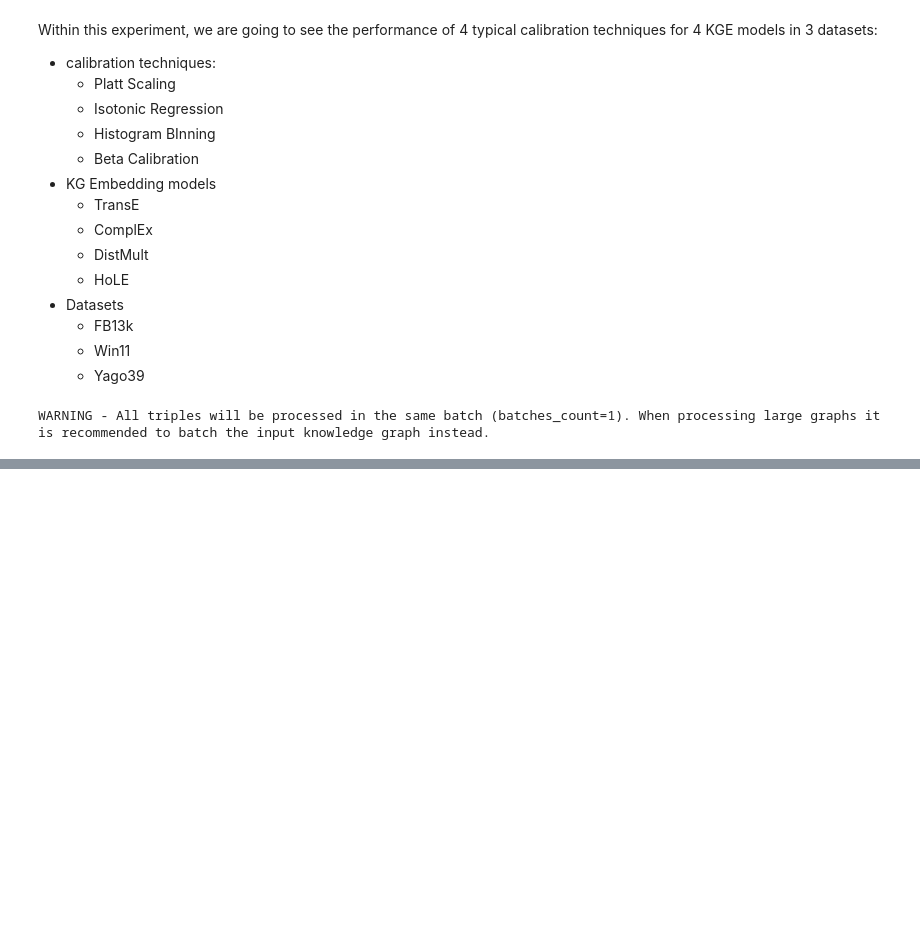
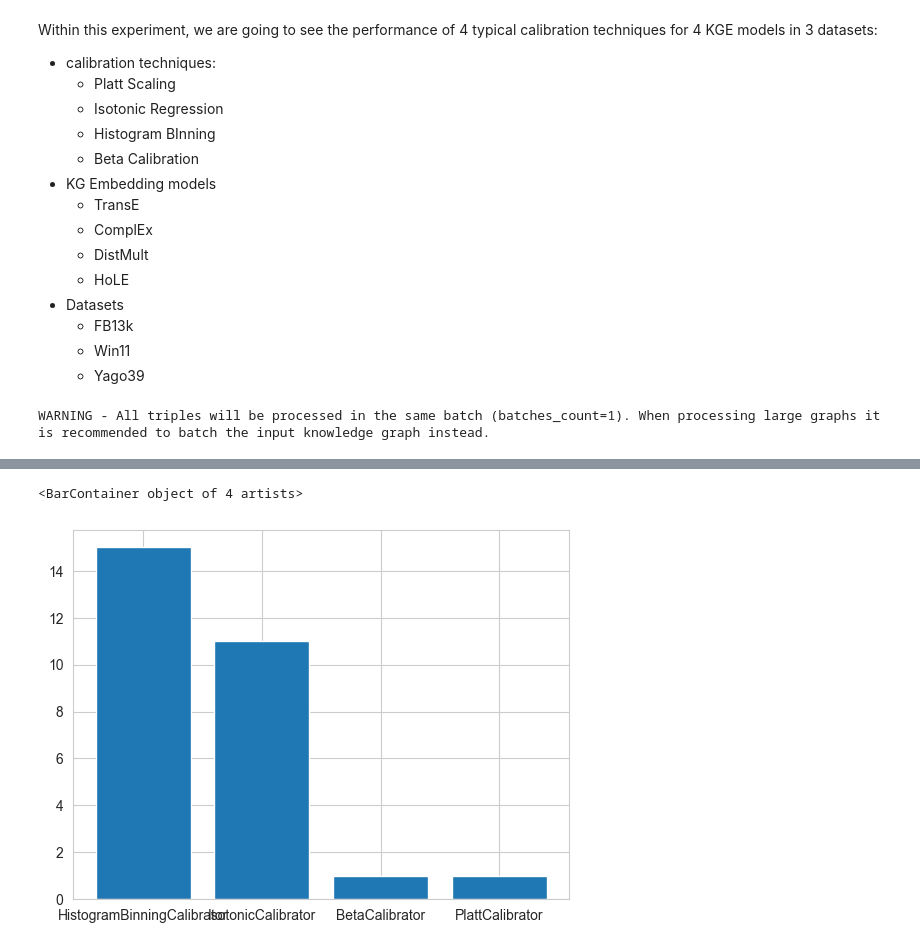
Before and after one commit to TREAT-UOE/kgcal, a Jupyter notebook: notebooks/exp1.ipynb, the cells around one changed output, grey strips where cells are left out. Drawn from its saved outputs; the diff is of its cells as text; code cells hidden in the pictures; blank space fills up the shorter version.

```diff
--- a/notebooks/exp1.ipynb
+++ b/notebooks/exp1.ipynb
@@ -99,0 +122,7 @@ RuntimeError: all elements of input should be between 0 and 1
+# %%
+import seaborn as sns
+import matplotlib.pyplot as plt
+plt.bar(x=counts.index, height=counts.values)
+# %% [output]
+<BarContainer object of 4 artists>
+[figure, added]
```
Also changed, not shown: parts of 11 cells of this notebook, 1 other file.
